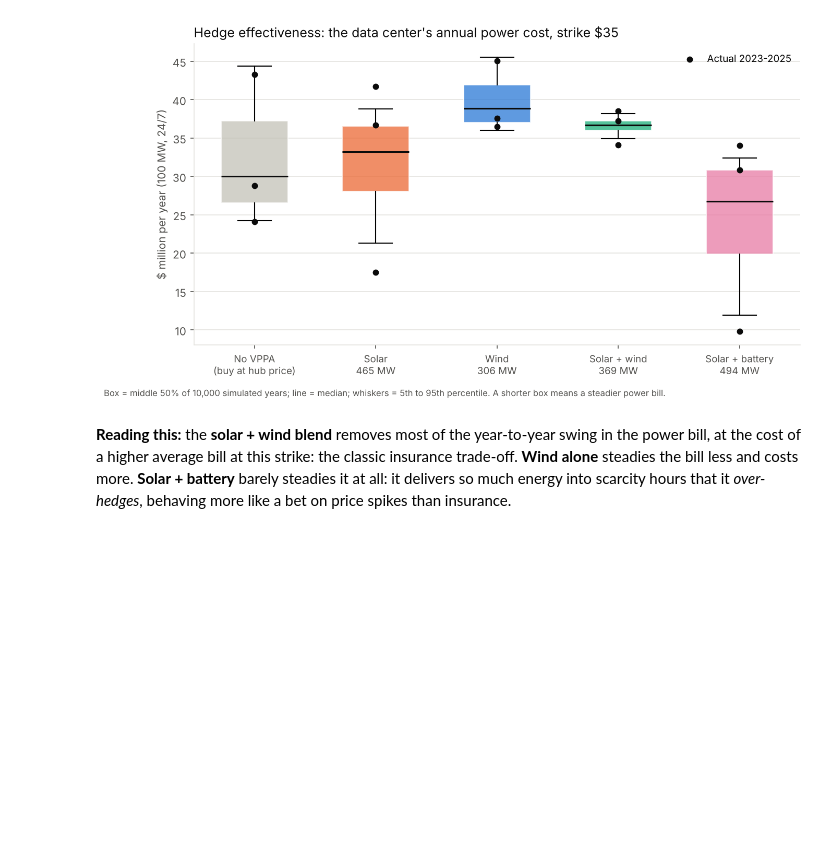
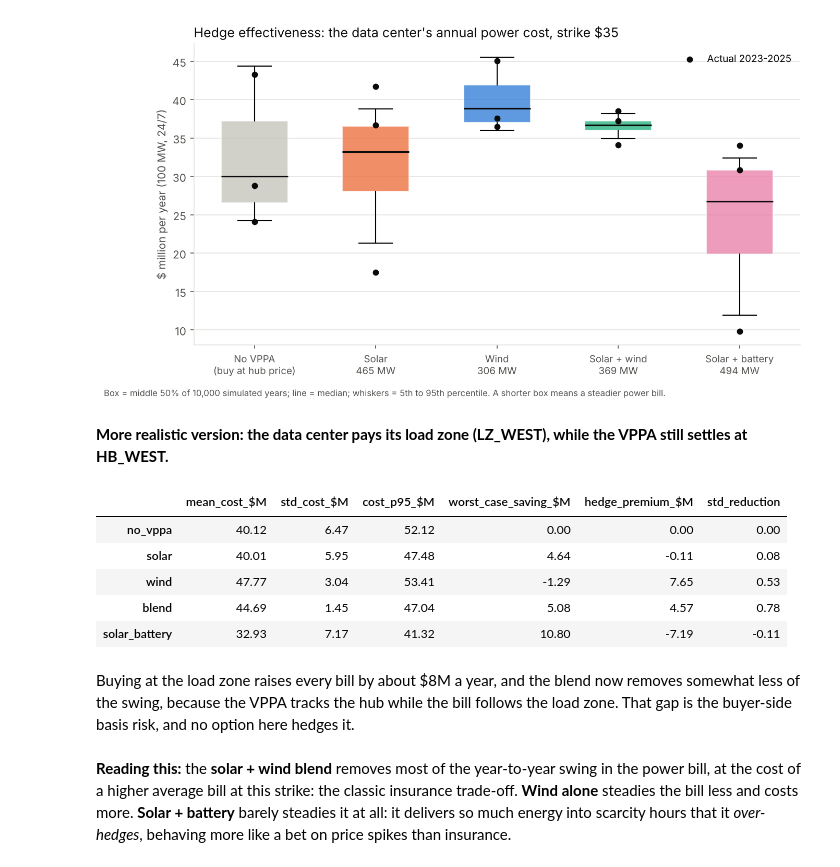
Before and after one commit to andrepaoPeru/vppa-risk-lab, a Jupyter notebook: notebooks/vppa_story.ipynb, the cells around one changed output. Cells and saved outputs as stored; diff of their text form; code cells hidden in the pictures; blank space fills up the shorter version.

```diff
--- a/notebooks/vppa_story.ipynb
+++ b/notebooks/vppa_story.ipynb
@@ -328,6 +354,23 @@ Actual annual cost ($M) with each option:
 | 2024 | 24.11 | 36.70 | 37.55 | 37.21 | 30.83 |
 | 2025 | 28.80 | 41.70 | 36.48 | 38.55 | 34.05 |
 [figure]
+# %% [markdown]
+**More realistic version: the data center pays its load zone (LZ_WEST), while the VPPA still settles at HB_WEST.**
+# %%
+_, port_annual_lz = montecarlo.run(price, port, STRIKE, load_price=zone_price)
+hedge_lz = risk.hedge_effectiveness(port_annual_lz)
+display((hedge_lz[money_cols] / 1e6).add_suffix("_$M").join(hedge_lz["std_reduction"]))
+# %% [output]
+|  | mean_cost_$M | std_cost_$M | cost_p95_$M | worst_case_saving_$M | hedge_premium_$M | std_reduction |
+| no_vppa | 40.12 | 6.47 | 52.12 | 0.00 | 0.00 | 0.00 |
+| solar | 40.01 | 5.95 | 47.48 | 4.64 | -0.11 | 0.08 |
+| wind | 47.77 | 3.04 | 53.41 | -1.29 | 7.65 | 0.53 |
+| blend | 44.69 | 1.45 | 47.04 | 5.08 | 4.57 | 0.78 |
+| solar_battery | 32.93 | 7.17 | 41.32 | 10.80 | -7.19 | -0.11 |
+# %% [markdown]
+Buying at the load zone raises every bill by about $8M a year, and the blend now removes somewhat less of
+the swing, because the VPPA tracks the hub while the bill follows the load zone. That gap is the
+buyer-side basis risk, and no option here hedges it.
 # %% [markdown]
 **Reading this:** the **solar + wind blend** removes most of the year-to-year swing in the power bill,
 at the cost of a higher average bill at this strike: the classic insurance trade-off. **Wind alone**
```
Also changed, not shown: parts of 5 cells of this notebook, 9 other files.
